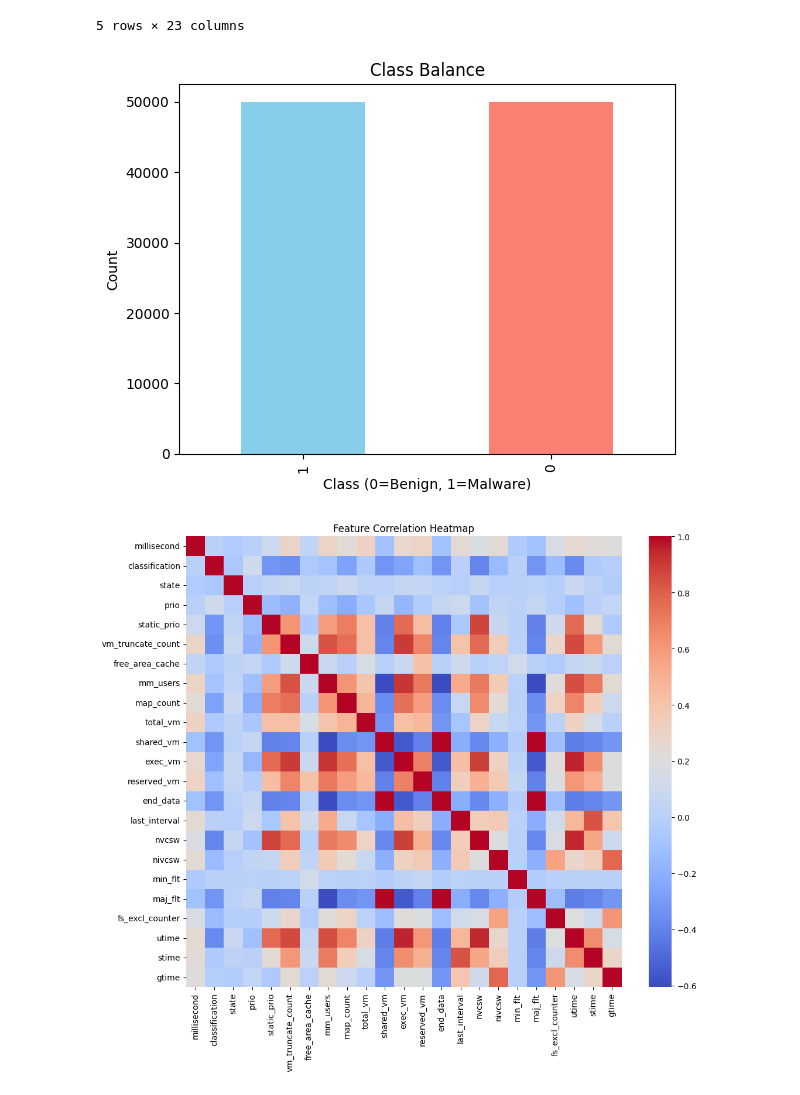
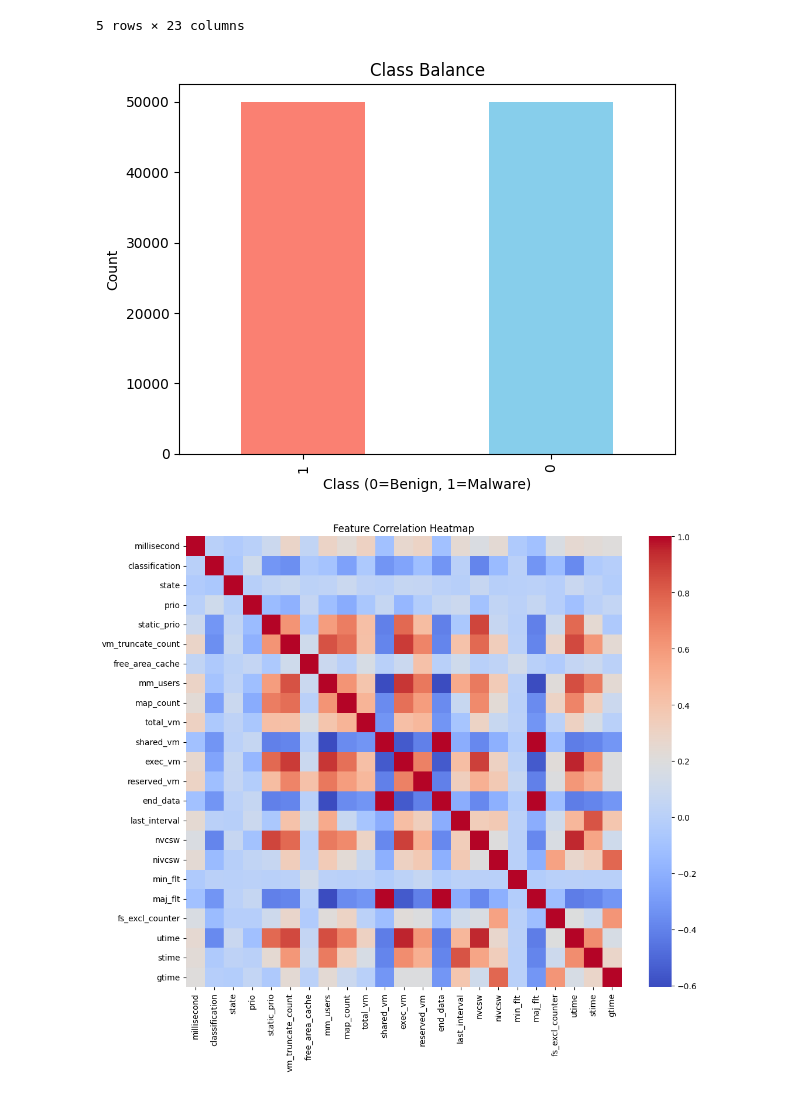
Before and after one commit to Hocking88/InnovationProject, a Jupyter notebook: data/Data_CLeaning.ipynb, the cells around one changed output. Saved outputs shown, nothing was run; the diff lists cells and outputs as text; code cells hidden in the pictures.

```diff
--- a/data/Data_CLeaning.ipynb
+++ b/data/Data_CLeaning.ipynb
@@ -329,35 +329,35 @@ df.to_csv("Cleaned_malware_dataset.csv")
 import matplotlib.pyplot as plt
 import seaborn as sns
 from sklearn.decomposition import PCA
 from sklearn.preprocessing import StandardScaler
 
 # 1️⃣ Class Balance
-df['classification'].value_counts().plot(kind='bar', color=['skyblue','salmon'])
+df['classification'].value_counts().plot(kind='bar', color=['salmon','skyblue'])
 plt.title('Class Balance')
 plt.xlabel('Class (0=Benign, 1=Malware)')
 plt.ylabel('Count')
 plt.show()
 
 # 2️⃣ Correlation Heatmap
 plt.figure(figsize=(12,10))
 sns.heatmap(df.corr(), cmap='coolwarm')
 plt.title('Feature Correlation Heatmap')
 plt.show()
 
 # 3️⃣ PCA Visualization
 X = df.drop(columns=['classification'])
 y = df['classification']
 X_scaled = StandardScaler().fit_transform(X)
 pca = PCA(n_components=2)
 X_pca = pca.fit_transform(X_scaled)
 plt.figure()
 plt.scatter(X_pca[:,0], X_pca[:,1], c=y, cmap='coolwarm', s=10)
 plt.title('PCA: Malware vs Benign')
 plt.xlabel('PC1')
 plt.ylabel('PC2')
 plt.show()
 # %% [output]
-[figure, old version]
+[figure, new version]
 [figure]
 [figure]
 # %%
```
Also changed, not shown: parts of 1 cell of this notebook.
